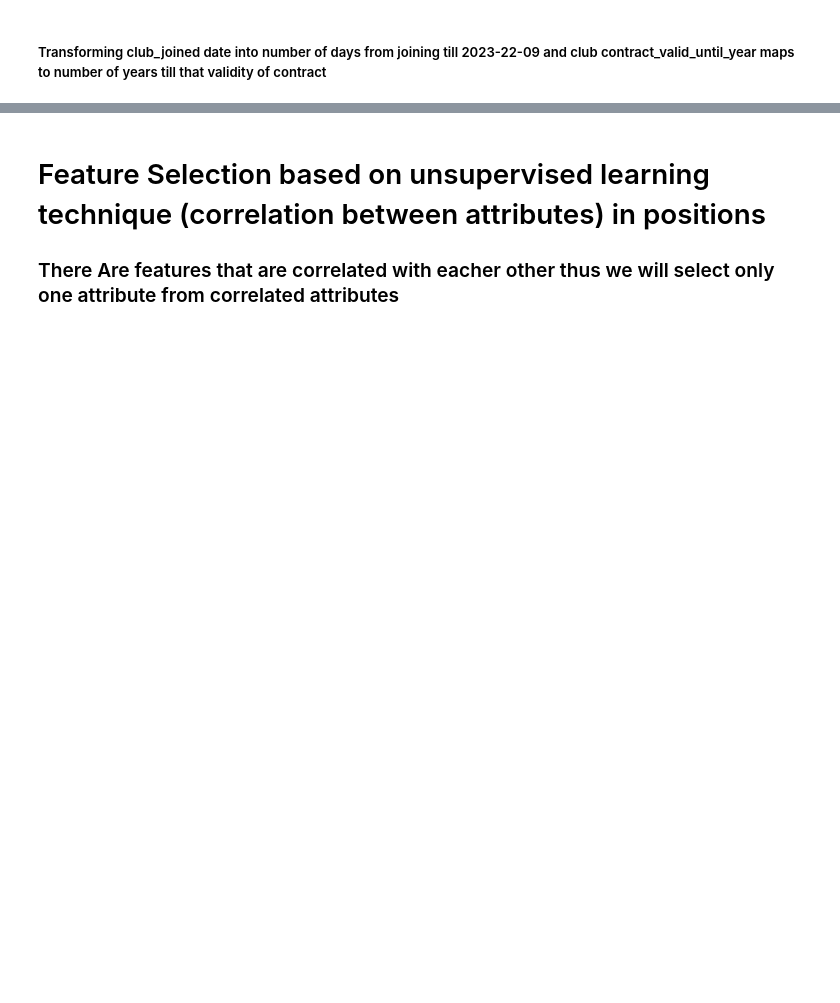
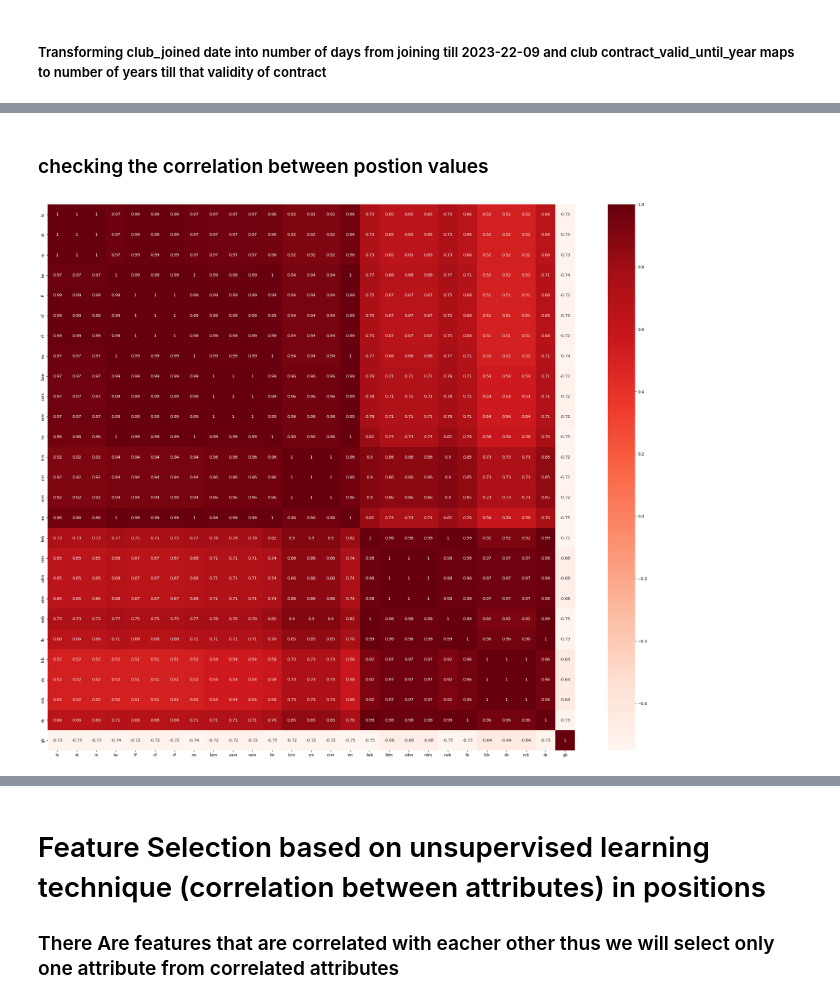
Before and after one commit to adandotmosta/FUT_24_ANALYSIS_DATAMINING, a Jupyter notebook: FUT_ANALYSIS.ipynb, the cells around one changed output, grey strips where cells are left out. Saved outputs shown, nothing was run; the diff lists cells and outputs as text; code cells hidden in the pictures; blank space fills up the shorter version.

Commit message:
adding visualization of the data

```diff
--- a/FUT_ANALYSIS.ipynb
+++ b/FUT_ANALYSIS.ipynb
@@ -65,5 +42,5 @@ csv_file_path = "Fifa24PLayers.csv"
 # Export the DataFrame to CSV
 df.to_csv(csv_file_path, index=False)
 # %%
-df = pd.read_csv(csv_file_path)
+df = pd.read_csv(csv_file_path, low_memory=False)
 df
@@ -530,0 +251,3 @@ df.head(5)
+# %%
+df_numeric_only = df.drop("short_name", axis=1)
+df_numeric_only
@@ -530,0 +268,12 @@ df.head(5)
+# %% [markdown]
+### checking the correlation between postion values
+# %%
+position_values_columns = ['ls', 'st', 'rs', 'lw', 'lf', 'cf', 'rf', 'rw', 'lam', 'cam', 'ram',
+       'lm', 'lcm', 'cm', 'rcm', 'rm', 'lwb', 'ldm', 'cdm', 'rdm', 'rwb', 'lb',
+       'lcb', 'cb', 'rcb', 'rb', 'gk']
+# %%
+plt.figure(figsize=(30, 25))
+sns.heatmap(df_numeric_only[position_values_columns].corr(), annot=True, cmap=plt.cm.Reds)
+plt.show()
+# %% [output]
+[figure, added]
```
Also changed, not shown: parts of 74 cells of this notebook, 2 other files.
